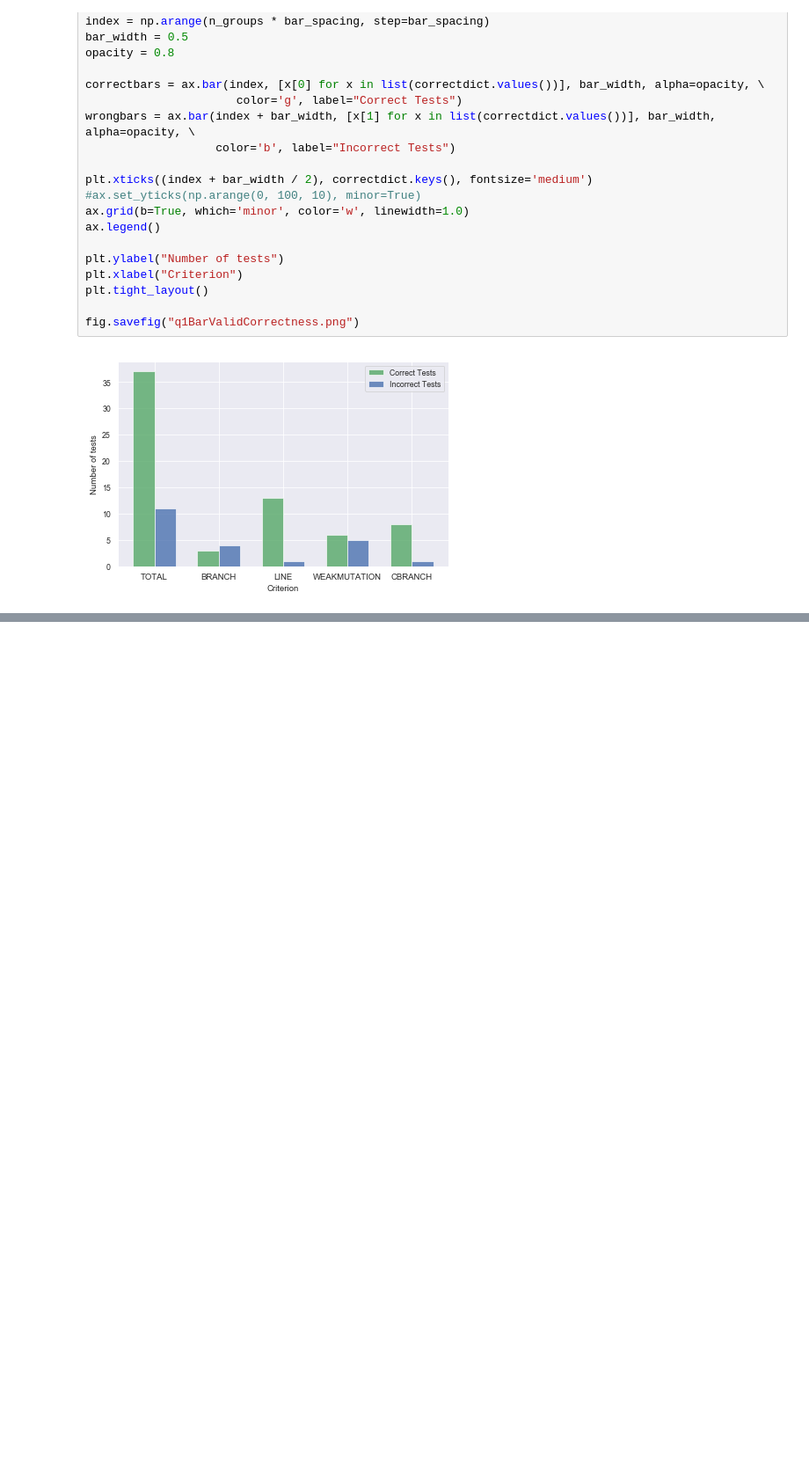
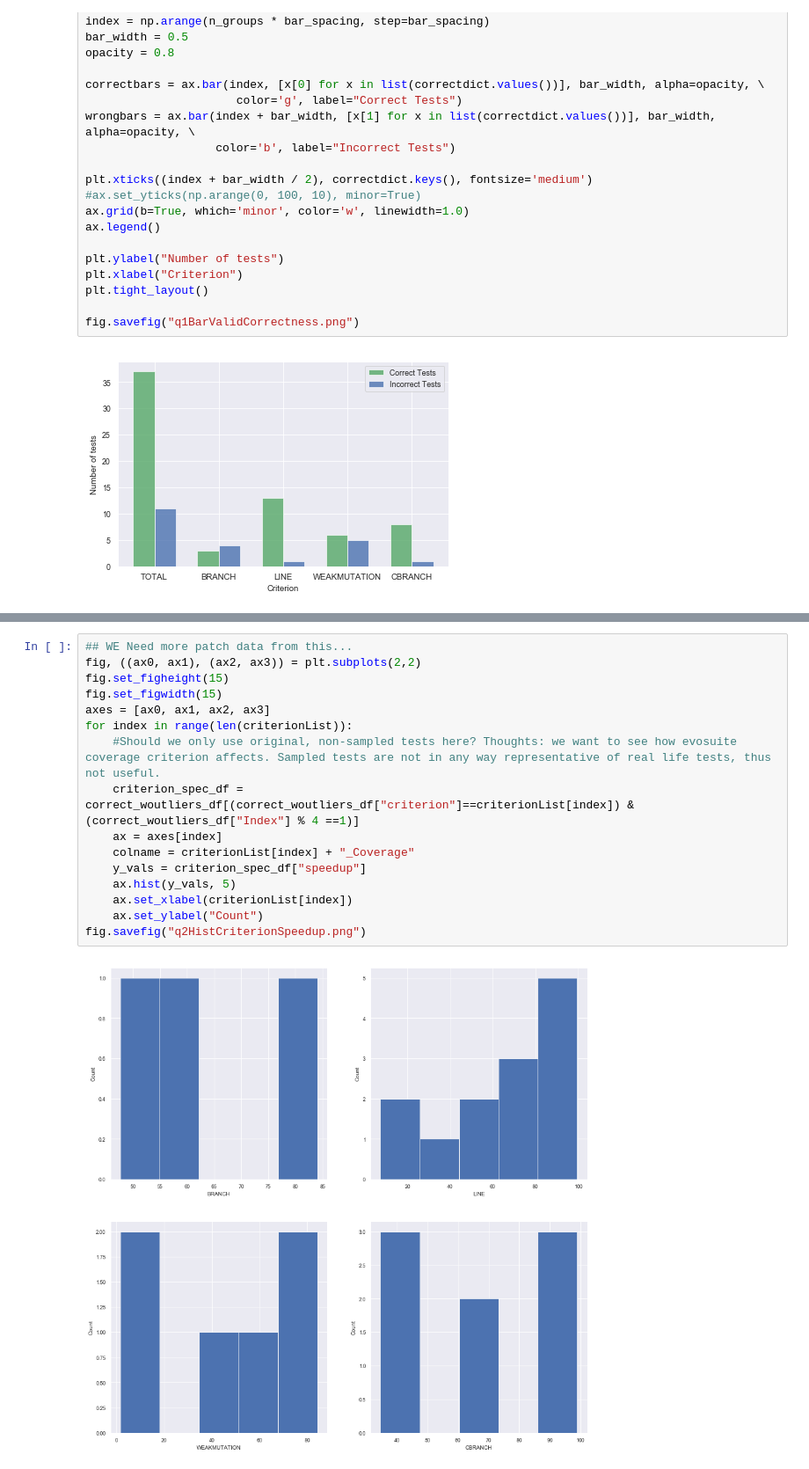
Before and after one commit to mingyi850/gin, a Jupyter notebook: experiments/data-analysis/expDataAnalysis.ipynb, the cells around one changed output, grey strips where cells are left out. Shown at 88% size. Saved outputs shown, nothing was run; the diff lists cells and outputs as text; blank space fills up the shorter version.

```diff
--- a/experiments/data-analysis/expDataAnalysis.ipynb
+++ b/experiments/data-analysis/expDataAnalysis.ipynb
@@ -262,0 +294,18 @@ for index in range(len(criterionList)):
+# %%
+## WE Need more patch data from this...
+fig, ((ax0, ax1), (ax2, ax3)) = plt.subplots(2,2)
+fig.set_figheight(15)
+fig.set_figwidth(15)
+axes = [ax0, ax1, ax2, ax3]
+for index in range(len(criterionList)):
+    #Should we only use original, non-sampled tests here? Thoughts: we want to see how evosuite coverage criterion affects. Sampled tests are not in any way representative of real life tests, thus not useful.
+    criterion_spec_df = correct_woutliers_df[(correct_woutliers_df["criterion"]==criterionList[index]) & (correct_woutliers_df["Index"] % 4 ==1)]
+    ax = axes[index]
+    colname = criterionList[index] + "_Coverage"
+    y_vals = criterion_spec_df["speedup"]
+    ax.hist(y_vals, 5)
+    ax.set_xlabel(criterionList[index])
+    ax.set_ylabel("Count")
+fig.savefig("q2HistCriterionSpeedup.png")
+# %% [output]
+[figure, added]
```
Also changed, not shown: parts of 9 cells of this notebook, 49 other files.
